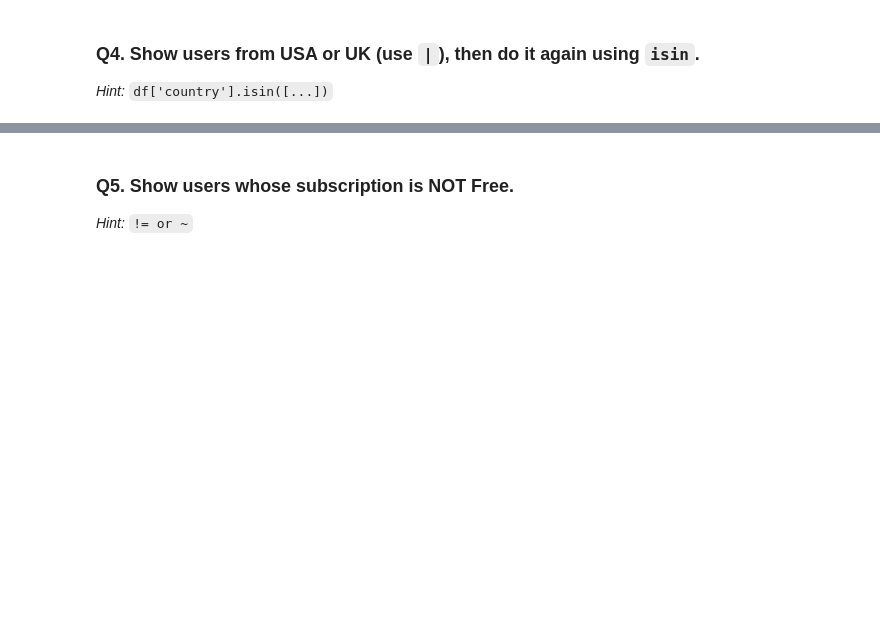
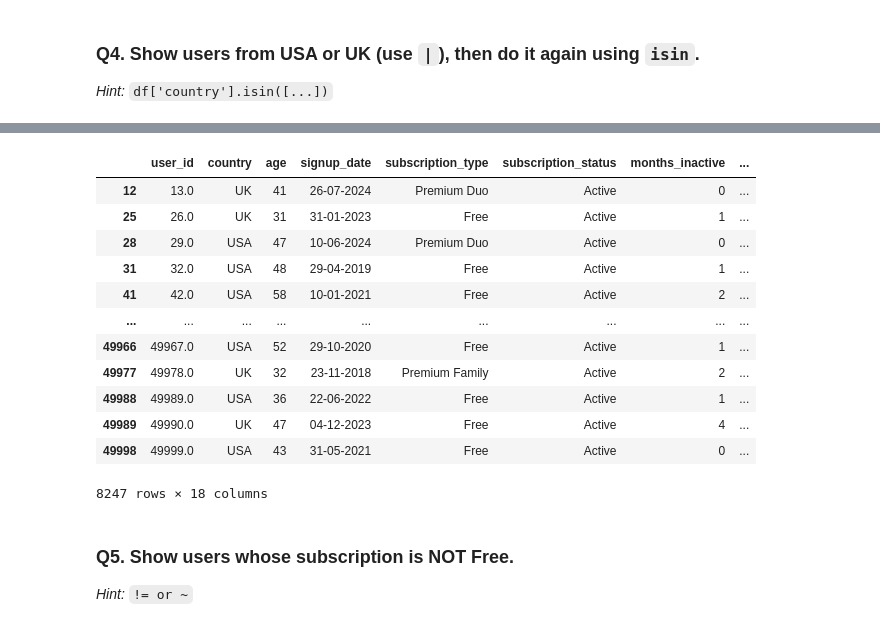
Before and after one commit to shiva3994/Python, a Jupyter notebook: Spotify_User_Behv/Day03_Filtering_Rows_with_Conditions_PRACTICE.ipynb, the cells around one changed output, grey strips where cells are left out. Saved outputs shown, nothing was run; the diff lists cells and outputs as text; code cells hidden in the pictures; blank space fills up the shorter version.

```diff
--- a/Spotify_User_Behv/Day03_Filtering_Rows_with_Conditions_PRACTICE.ipynb
+++ b/Spotify_User_Behv/Day03_Filtering_Rows_with_Conditions_PRACTICE.ipynb
@@ -142,3 +157,19 @@ np.int64(390)
+# %%
+df[df['country'].isin(['USA','UK'])]
+# %% [output]
+|  | user_id | country | age | signup_date | subscription_type | subscription_status | months_inactive | ... |
+| 12 | 13.0 | UK | 41 | 26-07-2024 | Premium Duo | Active | 0 | ... |
+| 25 | 26.0 | UK | 31 | 31-01-2023 | Free | Active | 1 | ... |
+| 28 | 29.0 | USA | 47 | 10-06-2024 | Premium Duo | Active | 0 | ... |
+| 31 | 32.0 | USA | 48 | 29-04-2019 | Free | Active | 1 | ... |
+| 41 | 42.0 | USA | 58 | 10-01-2021 | Free | Active | 2 | ... |
+| ... | ... | ... | ... | ... | ... | ... | ... | ... |
+| 49966 | 49967.0 | USA | 52 | 29-10-2020 | Free | Active | 1 | ... |
+| 49977 | 49978.0 | UK | 32 | 23-11-2018 | Premium Family | Active | 2 | ... |
+| 49988 | 49989.0 | USA | 36 | 22-06-2022 | Free | Active | 1 | ... |
+| 49989 | 49990.0 | UK | 47 | 04-12-2023 | Free | Active | 4 | ... |
+| 49998 | 49999.0 | USA | 43 | 31-05-2021 | Free | Active | 0 | ... |
+8247 rows × 18 columns
 # %% [markdown]
 ### Q5. Show users whose subscription is NOT Free.
 
```
Also changed, not shown: parts of 1 cell of this notebook.
